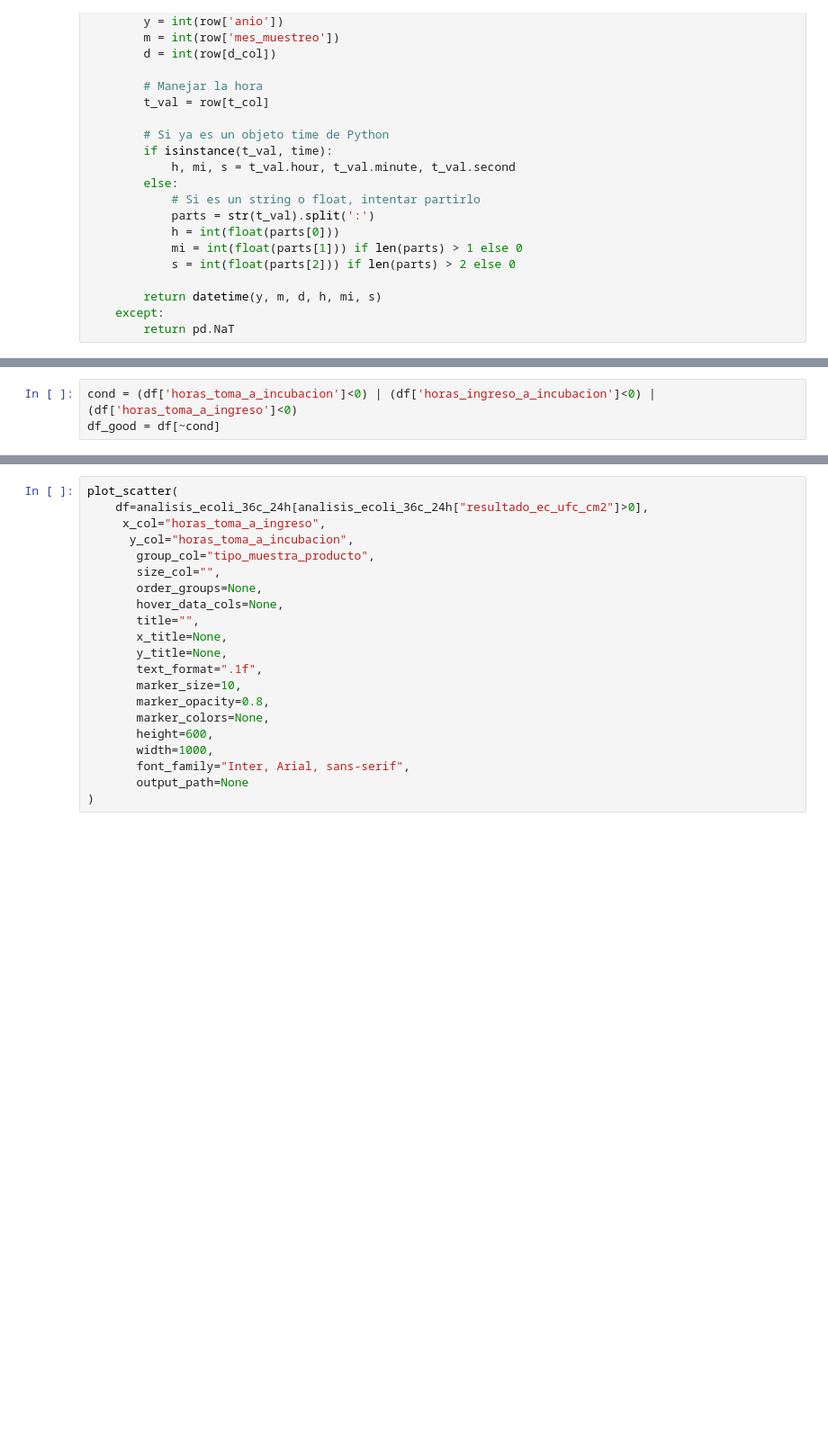
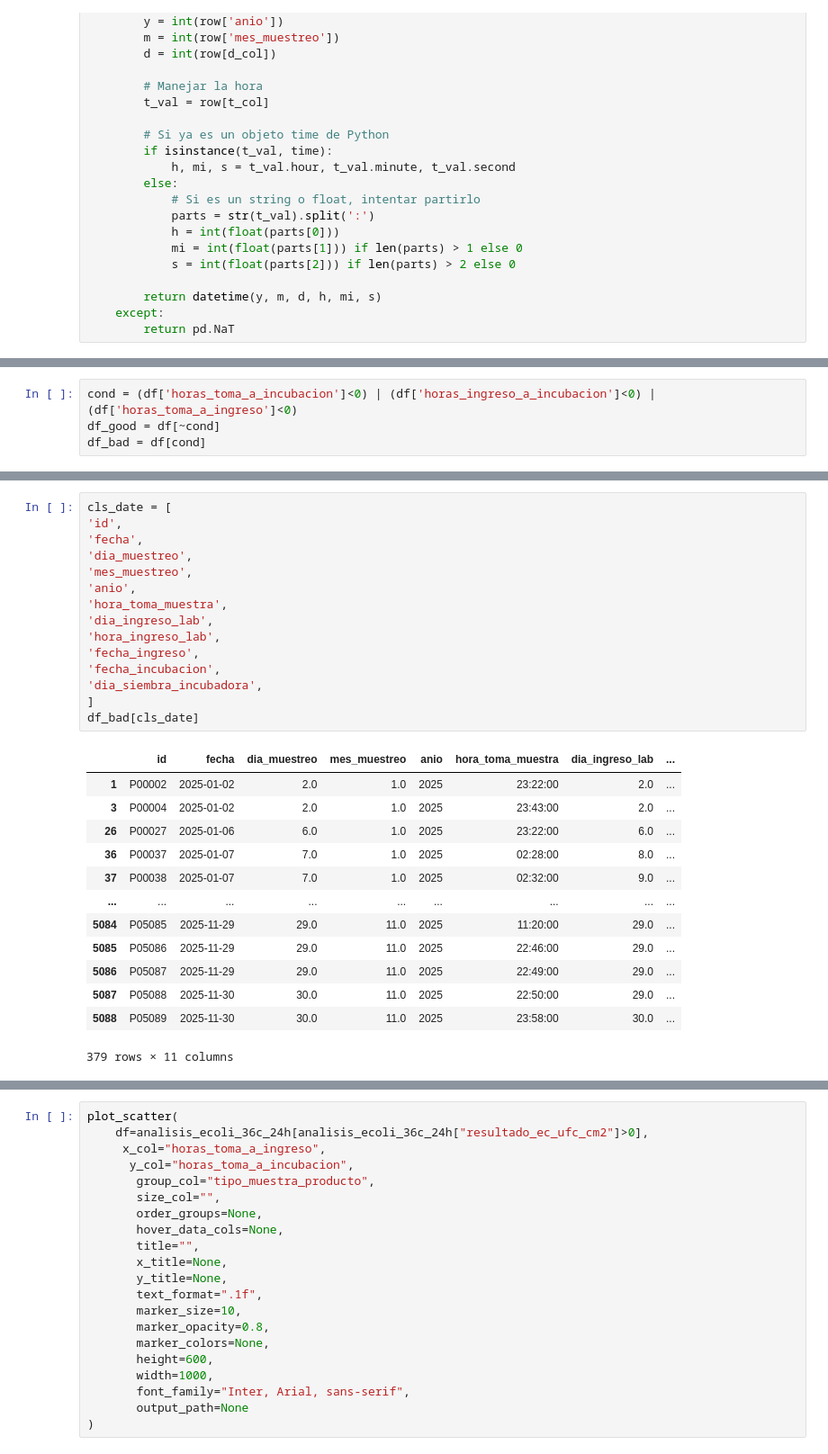
Before and after one commit to jdrincone/hawking, a Jupyter notebook: exploration/exp_central_ganadera_tiempos.ipynb, the cells around one changed output, grey strips where cells are left out. Shown at 90% size. Drawn from its saved outputs; the diff is of its cells as text; blank space fills up the shorter version.

```diff
--- a/exploration/exp_central_ganadera_tiempos.ipynb
+++ b/exploration/exp_central_ganadera_tiempos.ipynb
@@ -149,3 +129,4 @@ df['horas_toma_a_incubacion'] = (df['fecha_incubacion'] - df['sample_date']).dt.
 # %%
 cond = (df['horas_toma_a_incubacion']<0) | (df['horas_ingreso_a_incubacion']<0) | (df['horas_toma_a_ingreso']<0)
 df_good = df[~cond]
+df_bad = df[cond]
@@ -196,3 +229,32 @@ df_good[cls]
+# %%
+cls_date = [
+'id',
+'fecha',
+'dia_muestreo',
+'mes_muestreo',
+'anio',
+'hora_toma_muestra',
+'dia_ingreso_lab',
+'hora_ingreso_lab',
+'fecha_ingreso',
+'fecha_incubacion',
+'dia_siembra_incubadora',
+]
+df_bad[cls_date]
+# %% [output]
+|  | id | fecha | dia_muestreo | mes_muestreo | anio | hora_toma_muestra | dia_ingreso_lab | ... |
+| 1 | P00002 | 2025-01-02 | 2.0 | 1.0 | 2025 | 23:22:00 | 2.0 | ... |
+| 3 | P00004 | 2025-01-02 | 2.0 | 1.0 | 2025 | 23:43:00 | 2.0 | ... |
+| 26 | P00027 | 2025-01-06 | 6.0 | 1.0 | 2025 | 23:22:00 | 6.0 | ... |
+| 36 | P00037 | 2025-01-07 | 7.0 | 1.0 | 2025 | 02:28:00 | 8.0 | ... |
+| 37 | P00038 | 2025-01-07 | 7.0 | 1.0 | 2025 | 02:32:00 | 9.0 | ... |
+| ... | ... | ... | ... | ... | ... | ... | ... | ... |
+| 5084 | P05085 | 2025-11-29 | 29.0 | 11.0 | 2025 | 11:20:00 | 29.0 | ... |
+| 5085 | P05086 | 2025-11-29 | 29.0 | 11.0 | 2025 | 22:46:00 | 29.0 | ... |
+| 5086 | P05087 | 2025-11-29 | 29.0 | 11.0 | 2025 | 22:49:00 | 29.0 | ... |
+| 5087 | P05088 | 2025-11-30 | 30.0 | 11.0 | 2025 | 22:50:00 | 29.0 | ... |
+| 5088 | P05089 | 2025-11-30 | 30.0 | 11.0 | 2025 | 23:58:00 | 30.0 | ... |
+379 rows × 11 columns
 # %%
 df_good["analisis_ecoli_36c_24h"].value_counts(dropna=False)
 # %% [output]
```
Also changed, not shown: parts of 18 cells of this notebook, 1 other file.
